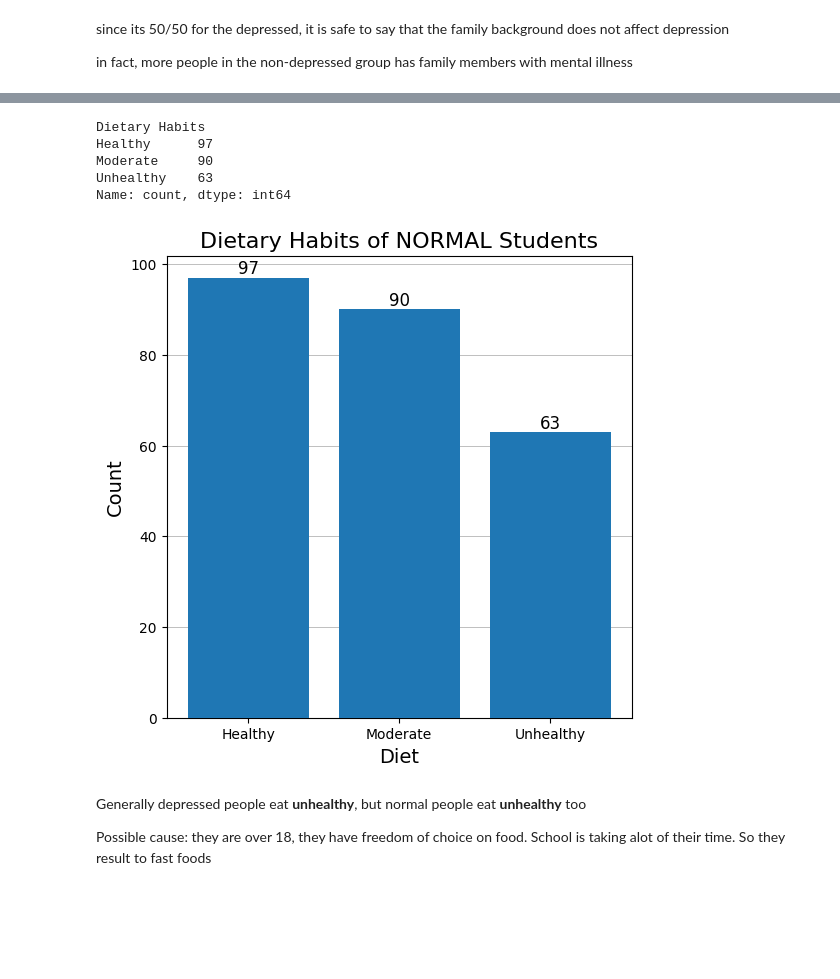
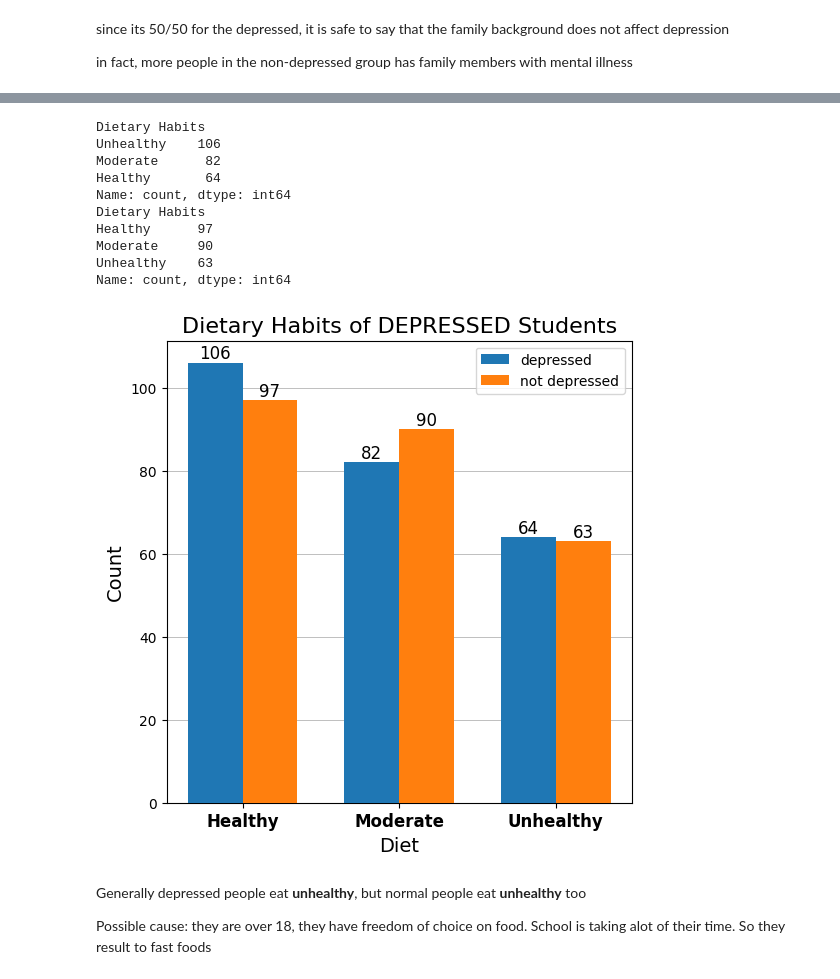
Before and after one commit to hazywho/dataScienceComp2025, a Jupyter notebook: Data/depression/processing.ipynb, the cells around one changed output, grey strips where cells are left out. Saved outputs shown, nothing was run; the diff lists cells and outputs as text; code cells hidden in the pictures; blank space fills up the shorter version.

```diff
--- a/Data/depression/processing.ipynb
+++ b/Data/depression/processing.ipynb
@@ -222,8 +146,10 @@ NameError: name 'cross_tab' is not defined
 # %%
 #depressed people's diet compared to normal
 
+categories = ['Healthy', 'Moderate', 'Unhealthy']
+
 # Step 1: Filter the data to include only people with depression
-depressed_people = df[df['Depression'] == 'No']
+depressed_people = df[df['Depression'] == 'Yes']
 
 # Step 2: Count dietary habits within this subset
 diet_counts = depressed_people['Dietary Habits'].value_counts()
@@ -234,37 +160,63 @@ plt.style.use('default')  # Reset to default style for white background
 plt.rcParams['axes.facecolor'] = 'white'  # White background for the plot
 plt.rcParams['figure.facecolor'] = 'white'  # White background for the figure
 
 # Create the bar chart
 fig,ax = plt.subplots(figsize=(6,6))  # Adjust figure size
+bar_width = 0.35
+x = np.arange(len(categories))
 
 # Add grid lines behind the bars
 ax.grid(color='gray', linestyle='-', linewidth=0.5, alpha=0.7, zorder=0,axis='y')  # zorder=0 ensures grid lines are behind bars
 
 # Create bars with dark blue color (#0A0F24)
-bars = ax.bar(diet_counts.index, diet_counts.values, linewidth=2, zorder=5)
+bars1 = ax.bar(x - bar_width/2, diet_counts.values, width=bar_width, linewidth=2, zorder=5,label="depressed")
+# Add annotations
+for bar in bars1:
+    height = bar.get_height()
+    plt.text(bar.get_x() + bar.get_width() / 2, height, str(height),
+             ha='center', va='bottom', color='black', fontsize=12)
+
+
+# Step 1: Filter the data to include only people with depression
+depressed_people = df[df['Depression'] == 'No']
+
+# Step 2: Count dietary habits within this subset
+diet_counts = depressed_people['Dietary Habits'].value_counts()
+print(diet_counts)
+
+# Create bars with dark blue color (#0A0F24)
+bars = ax.bar(x + bar_width/2, diet_counts.values, width=bar_width, linewidth=2, zorder=5,label="not depressed")
 
 # Add annotations
 for bar in bars:
     height = bar.get_height()
     plt.text(bar.get_x() + bar.get_width() / 2, height, str(height),
              ha='center', va='bottom', color='black', fontsize=12)
 
+
 # Add labels and title
-plt.title('Dietary Habits of NORMAL Students', fontsize=16, color='black')
+plt.xticks(x, categories, fontsize=12, fontweight='bold', color='black')  # Fix: Set tick labels
+plt.title('Dietary Habits of DEPRESSED Students', fontsize=16, color='black')
 plt.xlabel('Diet', fontsize=14, color='black')
 plt.ylabel('Count', fontsize=14, color='black')
+plt.legend()
 
 # savefig
-plt.savefig('dietary_habits_of_depressed_people(2).png', dpi=300)
+plt.savefig('dietary_habits_of_depressed_people.png', dpi=300)
 
 plt.show()
 # %% [output]
+Dietary Habits
+Unhealthy    106
+Moderate      82
+Healthy       64
+Name: count, dtype: int64
 Dietary Habits
 Healthy      97
 Moderate     90
 Unhealthy    63
 Name: count, dtype: int64
-[figure, old version]
+[figure, new version]
 # %% [markdown]
 Generally depressed people eat **unhealthy**, but normal people eat **unhealthy** too
 
```
Also changed, not shown: parts of 4 cells of this notebook, 6 other files.
